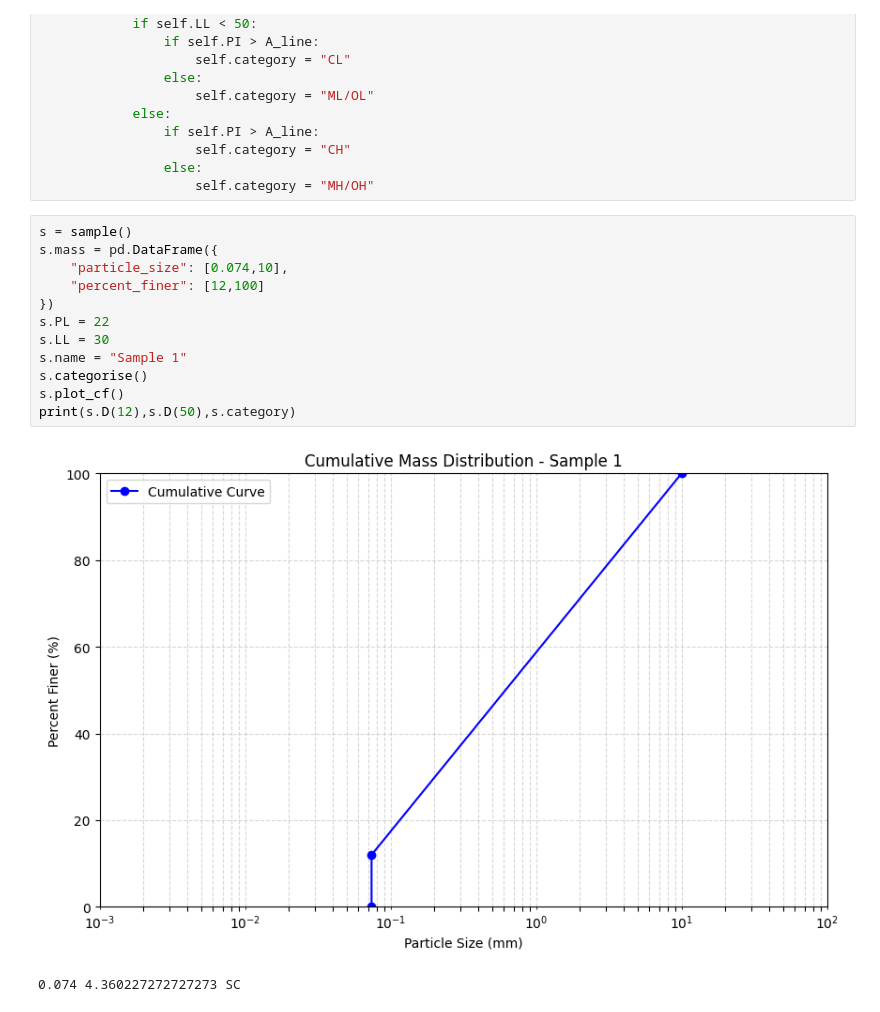
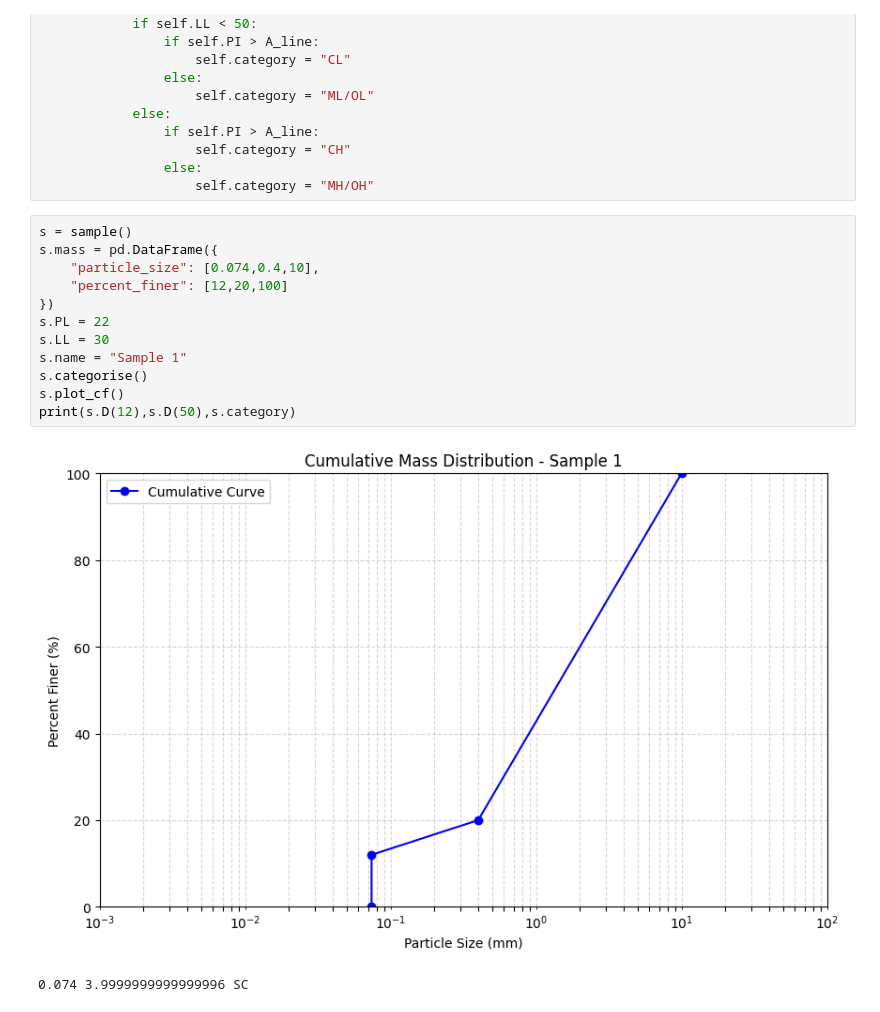
Before and after one commit to chiefnhanle/CIVL2410, a Jupyter notebook: tutorials/week 2/classification.ipynb, the cells around one changed output. Saved outputs shown, nothing was run; the diff lists cells and outputs as text.

```diff
--- a/tutorials/week 2/classification.ipynb
+++ b/tutorials/week 2/classification.ipynb
@@ -141,15 +141,15 @@ class sample:
 # %%
 s = sample()
 s.mass = pd.DataFrame({
-    "particle_size": [0.074,10],
-    "percent_finer": [12,100]
+    "particle_size": [0.074,0.4,10],
+    "percent_finer": [12,20,100]
 })
 s.PL = 22
 s.LL = 30
 s.name = "Sample 1"
 s.categorise()
 s.plot_cf()
 print(s.D(12),s.D(50),s.category)
 # %% [output]
-[figure, old version]
+[figure, new version]
-0.074 4.360227272727273 SC
+0.074 3.9999999999999996 SC
```
Also changed, not shown: 1 other file.
